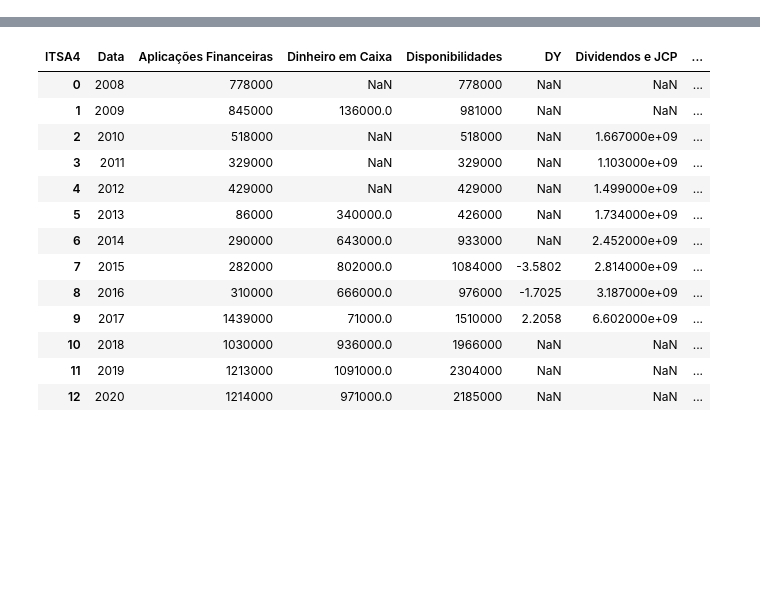
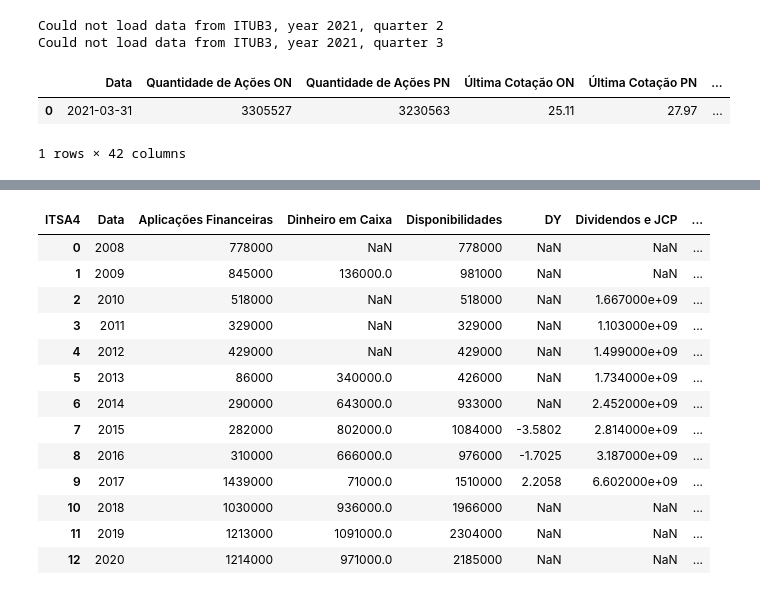
Before and after one commit to CardosoJr/investing, a Jupyter notebook: Extractors/fundamentus/testing.ipynb, the cells around one changed output, grey strips where cells are left out. Drawn from its saved outputs; the diff is of its cells as text; code cells hidden in the pictures; blank space fills up the shorter version.

```diff
--- a/Extractors/fundamentus/testing.ipynb
+++ b/Extractors/fundamentus/testing.ipynb
@@ -7,3 +15,11 @@ ImportError: attempted relative import with no known parent package
 result = fundamentus.get_data()
 # %%
 import advfn
+# %%
+advfn.get_all_data("ITUB3", get_all = False)
+# %% [output]
+Could not load data from ITUB3, year 2021, quarter 2
+Could not load data from ITUB3, year 2021, quarter 3
+|  | Data | Quantidade de Ações ON | Quantidade de Ações PN | Última Cotação ON | Última Cotação PN | ... |
+| 0 | 2021-03-31 | 3305527 | 3230563 | 25.11 | 27.97 | ... |
+1 rows × 42 columns
```
Also changed, not shown: parts of 4 cells of this notebook, 5 other files.
